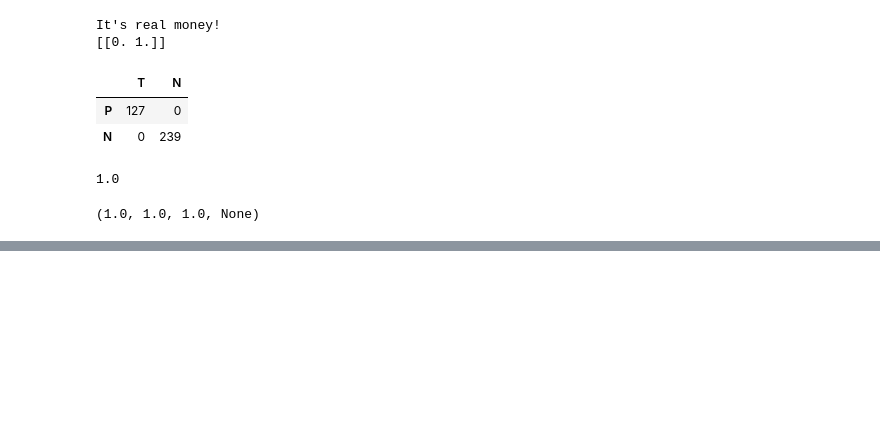
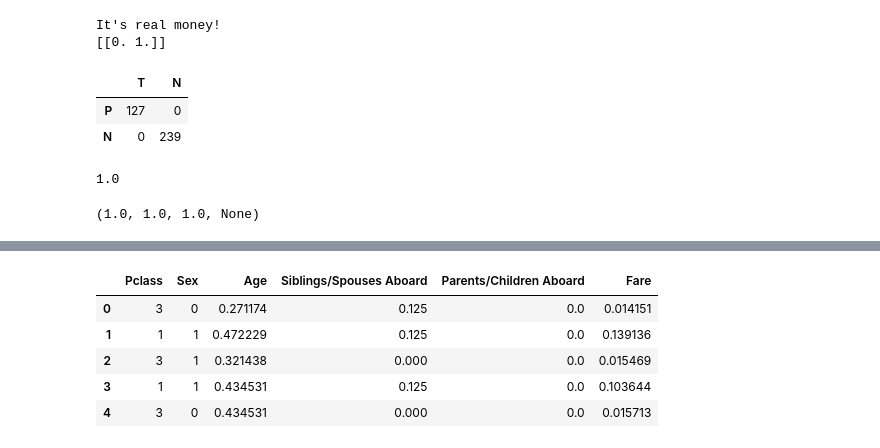
Before and after one commit to Pheol9166/AIstudy, a Jupyter notebook: ML/logistic_regression.ipynb, the cells around one changed output, grey strips where cells are left out. Drawn from its saved outputs; the diff is of its cells as text; code cells hidden in the pictures; blank space fills up the shorter version.

```diff
--- a/ML/logistic_regression.ipynb
+++ b/ML/logistic_regression.ipynb
@@ -162,0 +263,13 @@ precision_recall_fscore_support(y_test, y_pred, average='binary')
+# %%
+# 데이터 정규화
+mms = MinMaxScaler()
+cols = ["Age", "Siblings/Spouses Aboard", "Parents/Children Aboard", "Fare"]
+X_data[cols] = mms.fit_transform(X_data[cols])
+X_data.head()
+# %% [output]
+|  | Pclass | Sex | Age | Siblings/Spouses Aboard | Parents/Children Aboard | Fare |
+| 0 | 3 | 0 | 0.271174 | 0.125 | 0.0 | 0.014151 |
+| 1 | 1 | 1 | 0.472229 | 0.125 | 0.0 | 0.139136 |
+| 2 | 3 | 1 | 0.321438 | 0.000 | 0.0 | 0.015469 |
+| 3 | 1 | 1 | 0.434531 | 0.125 | 0.0 | 0.103644 |
+| 4 | 3 | 0 | 0.434531 | 0.000 | 0.0 | 0.015713 |
```
Also changed, not shown: parts of 24 cells of this notebook.
